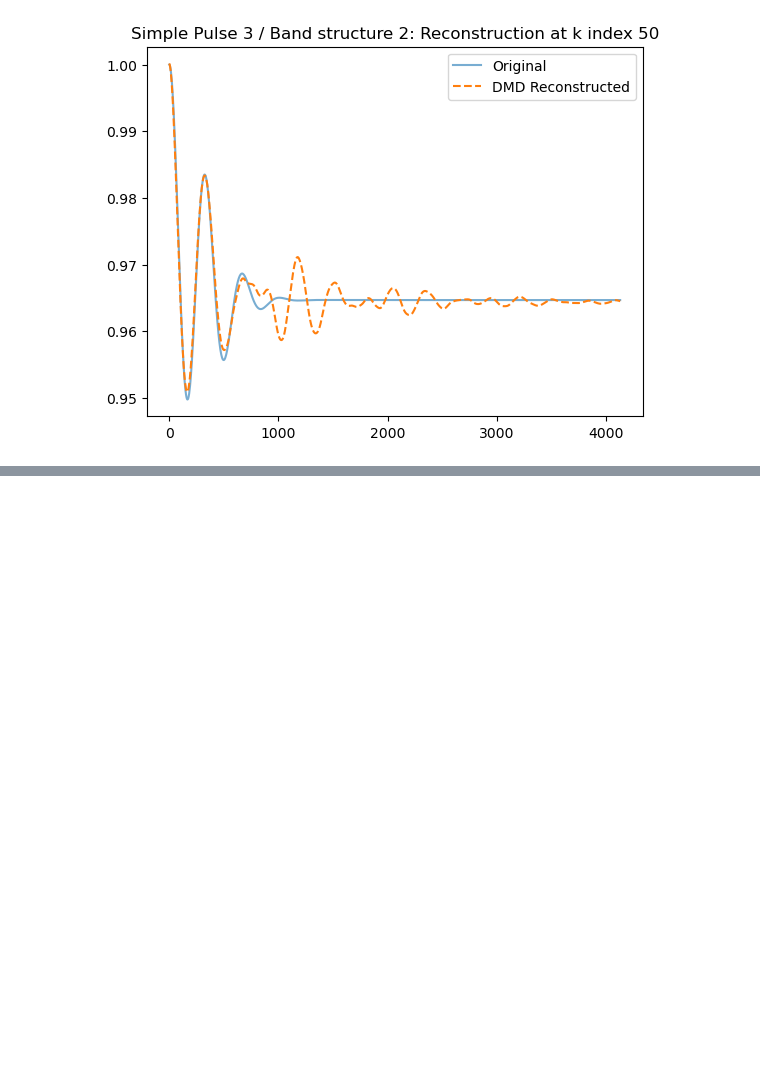
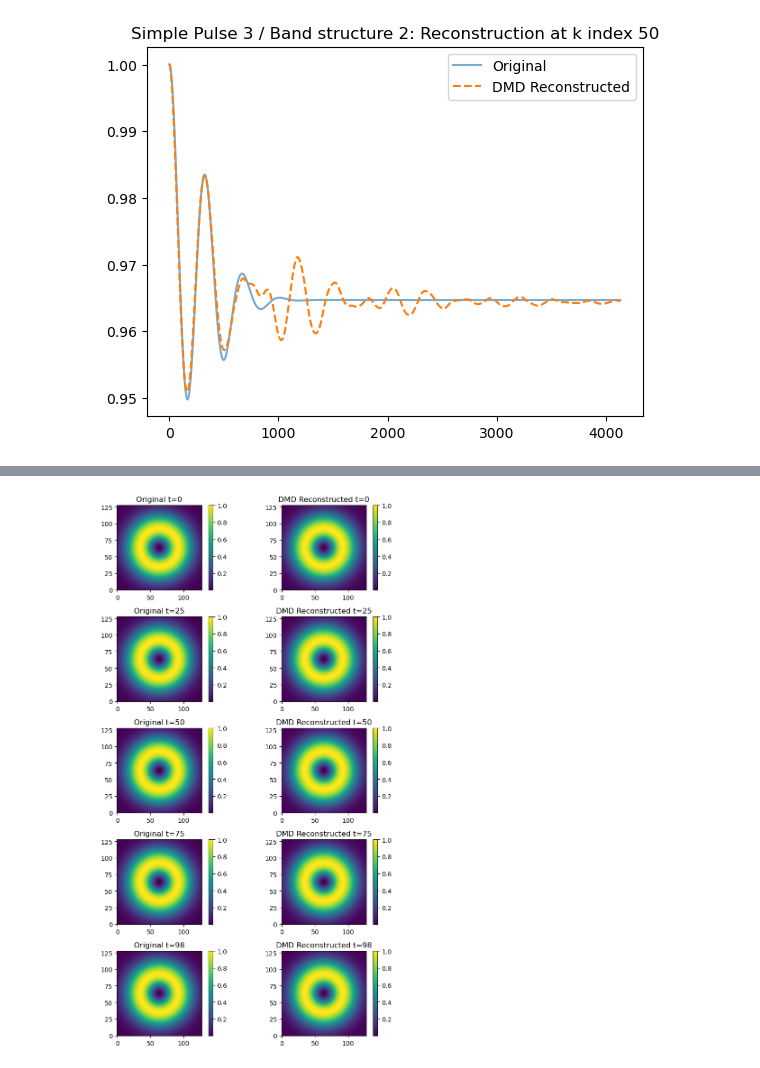
Before and after one commit to juanpulgarin/DMD_project, a Jupyter notebook: Running_Script.ipynb, the cells around one changed output, grey strips where cells are left out. Saved outputs shown, nothing was run; the diff lists cells and outputs as text; code cells hidden in the pictures; blank space fills up the shorter version.

```diff
--- a/Running_Script.ipynb
+++ b/Running_Script.ipynb
@@ -1376,0 +1468,28 @@ plt.show()
+# %%
+# Reconstruct the signal using PyDMD
+X_dmd_reconstructed = dmd.reconstructed_data.real  # Can also use .imag or .abs() depending on your needs
+
+# Choose a few time indices to visualize
+time_indices = [0, 25, 50, 75, 98]
+
+# Normalize both datasets for fair comparison
+X_gen_normalized = X_gen / np.max(X_gen)
+X_dmd_normalized = X_dmd / np.max(X_dmd)
+
+# Reshape back to (128, 128) for each time slice
+fig, axes = plt.subplots(len(time_indices), 2, figsize=(8, 2.5 * len(time_indices)))
+for i, idx in enumerate(time_indices):
+    ax1, ax2 = axes[i]
+
+    im1 = ax1.imshow(X_gen_normalized[:, idx].reshape(128, 128), cmap='viridis', origin='lower')
+    ax1.set_title(f'Original t={idx}')
+    plt.colorbar(im1, ax=ax1, fraction=0.046, pad=0.04)
+
+    im2 = ax2.imshow(X_dmd_normalized[:, idx].reshape(128, 128), cmap='viridis', origin='lower')
+    ax2.set_title(f'DMD Reconstructed t={idx}')
+    plt.colorbar(im2, ax=ax2, fraction=0.046, pad=0.04)
+
+plt.tight_layout()
+plt.show()
+# %% [output]
+[figure, added]
```
Also changed, not shown: parts of 12 cells of this notebook, 2 other files.
